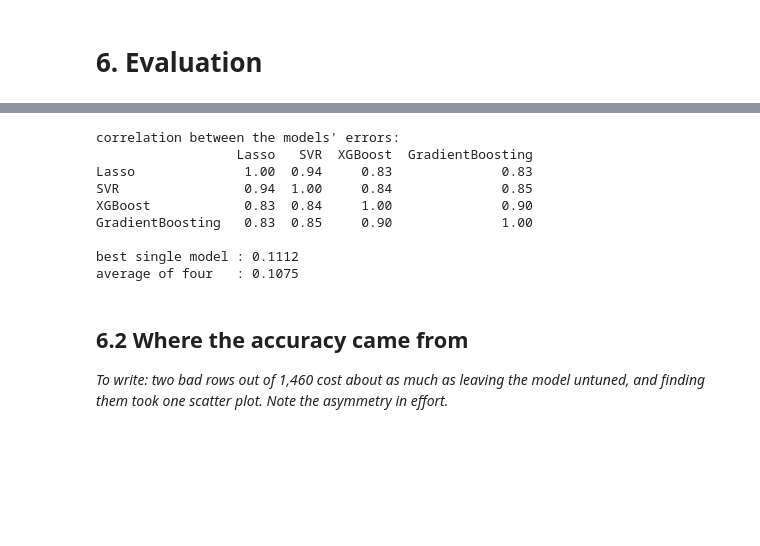
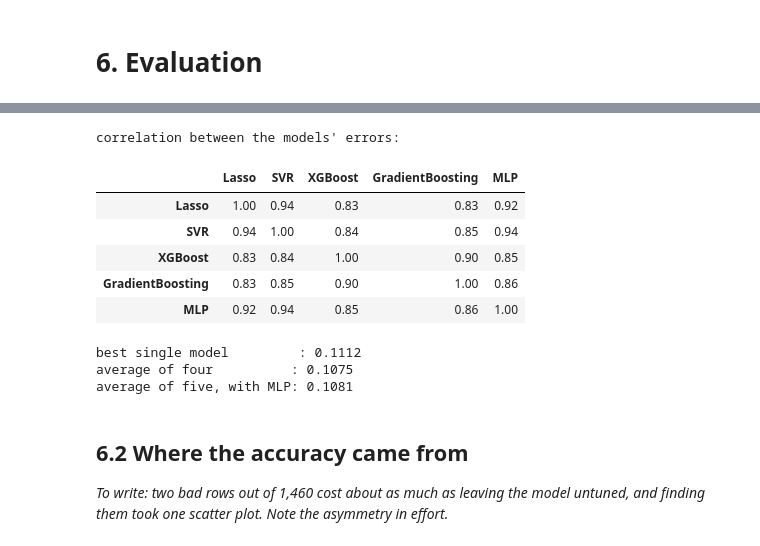
Before and after one commit to siddharthyashkukreja-cloud/smu_programming_group, a Jupyter notebook: ACCT682_Housing_prices.ipynb, the cells around one changed output, grey strips where cells are left out. Drawn from its saved outputs; the diff is of its cells as text; code cells hidden in the pictures; blank space fills up the shorter version.

```diff
--- a/ACCT682_Housing_prices.ipynb
+++ b/ACCT682_Housing_prices.ipynb
@@ -503,23 +624,31 @@ The good models are wrong in different places, so averaging cancels part of the
 # %%
 picks = ["Lasso", "SVR", "XGBoost", "GradientBoosting"]
+picks_nn = picks + ["MLP"]
 
 print("correlation between the models' errors:")
-print(pd.DataFrame({m: y - models[m] for m in picks}).corr().round(2))
-
-blend_oof = np.mean([models[m] for m in picks], axis=0)
-blend_rmse = np.sqrt(mean_squared_error(y, blend_oof))
-print(f"\nbest single model : {results.cv_rmse.min():.4f}")
-print(f"average of four   : {blend_rmse:.4f}")
+pd.DataFrame({m: y - models[m] for m in picks_nn}).corr().round(2)
 # %% [output]
 correlation between the models' errors:
-                  Lasso   SVR  XGBoost  GradientBoosting
-Lasso              1.00  0.94     0.83              0.83
-SVR                0.94  1.00     0.84              0.85
-XGBoost            0.83  0.84     1.00              0.90
-GradientBoosting   0.83  0.85     0.90              1.00
-
-best single model : 0.1112
-average of four   : 0.1075
+|  | Lasso | SVR | XGBoost | GradientBoosting | MLP |
+| Lasso | 1.00 | 0.94 | 0.83 | 0.83 | 0.92 |
+| SVR | 0.94 | 1.00 | 0.84 | 0.85 | 0.94 |
+| XGBoost | 0.83 | 0.84 | 1.00 | 0.90 | 0.85 |
+| GradientBoosting | 0.83 | 0.85 | 0.90 | 1.00 | 0.86 |
+| MLP | 0.92 | 0.94 | 0.85 | 0.86 | 1.00 |
+# %%
+blend_oof = np.mean([models[m] for m in picks], axis=0)
+blend_rmse = np.sqrt(mean_squared_error(y, blend_oof))
+
+blend_nn_oof = np.mean([models[m] for m in picks_nn], axis=0)
+blend_nn_rmse = np.sqrt(mean_squared_error(y, blend_nn_oof))
+
+print(f"best single model         : {results.cv_rmse.min():.4f}")
+print(f"average of four          : {blend_rmse:.4f}")
+print(f"average of five, with MLP: {blend_nn_rmse:.4f}")
+# %% [output]
+best single model         : 0.1112
+average of four          : 0.1075
+average of five, with MLP: 0.1081
 # %% [markdown]
 ## 6.2 Where the accuracy came from
 
```
Also changed, not shown: parts of 31 cells of this notebook, 8 other files.
